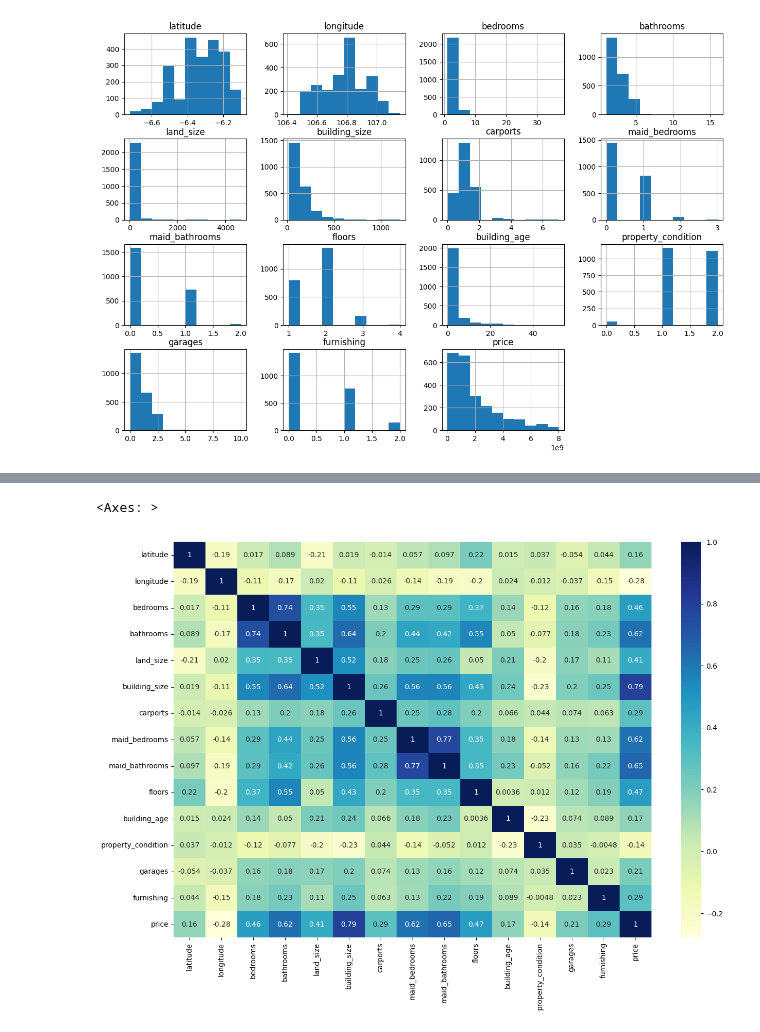
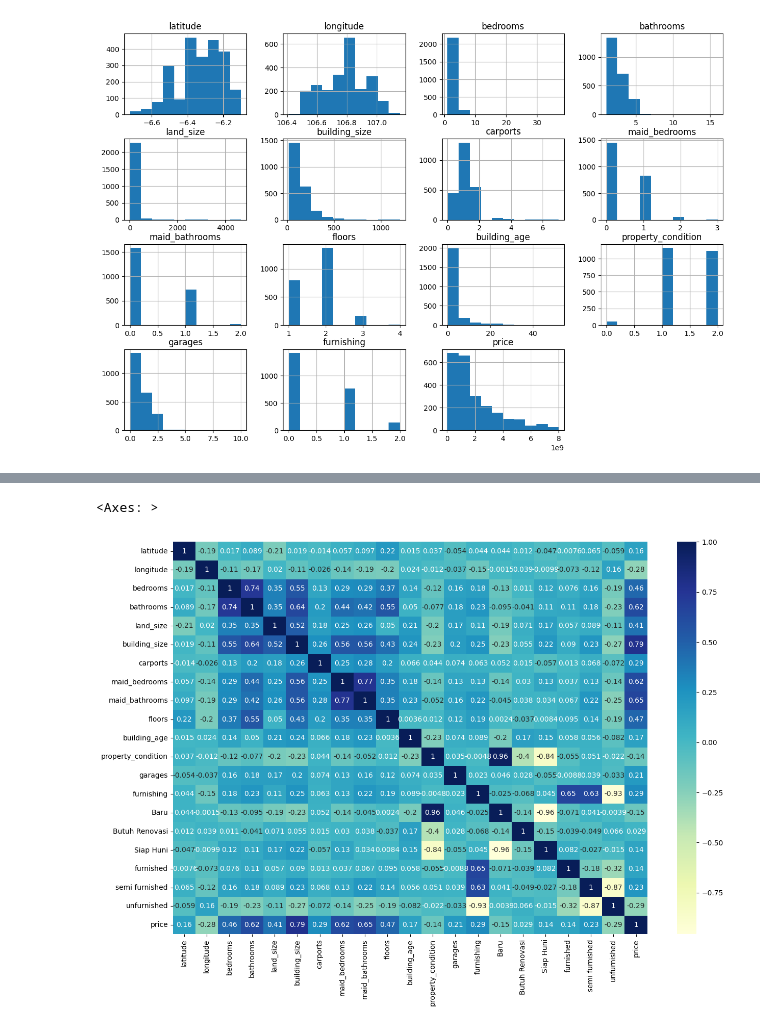
Before and after one commit to MuhGhifari/Prediksi-Harga-Rumah-Jabodetabek, a Jupyter notebook: PrediksiHargaRumahJabodetabek.ipynb, the cells around one changed output, grey strips where cells are left out. Cells and saved outputs as stored; diff of their text form; code cells hidden in the pictures.

```diff
--- a/PrediksiHargaRumahJabodetabek.ipynb
+++ b/PrediksiHargaRumahJabodetabek.ipynb
@@ -236,6 +236,8 @@ data['property_condition'].unique()
 # %% [output]
 array(['Siap Huni', 'Baru', 'Butuh Renovasi'], dtype=object)
 # %%
+data = data.join(pd.get_dummies(data['property_condition']))
+
 # convert property_condition to numerical values
 property_condition_map = {
   'Butuh Renovasi': 0,
@@ -271,6 +273,8 @@ data['furnishing'].unique()
 # %% [output]
 array(['unfurnished', 'semi furnished', 'furnished'], dtype=object)
 # %%
+data = data.join(pd.get_dummies(data['furnishing']))
+
 # convert furnishing to numerical values
 furnishing_map = {
   'unfurnished': 0,
@@ -507,6 +527,6 @@ train_data.corr()
 # %%
 plt.figure(figsize=(15,10))
-sns.heatmap(train_data.corr(), annot=True, cmap='YlGnBu')
+sns.heatmap(train_data.corr(numeric_only=True), annot=True, cmap='YlGnBu')
 # %% [output]
 <Axes: >
-[figure, old version]
+[figure, new version]
```
Also changed, not shown: parts of 11 cells of this notebook.
